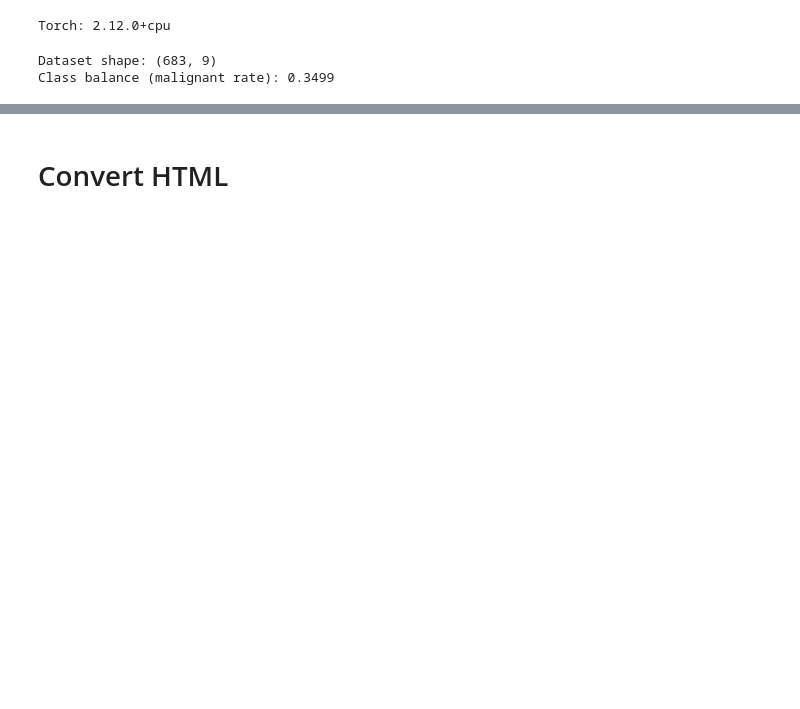
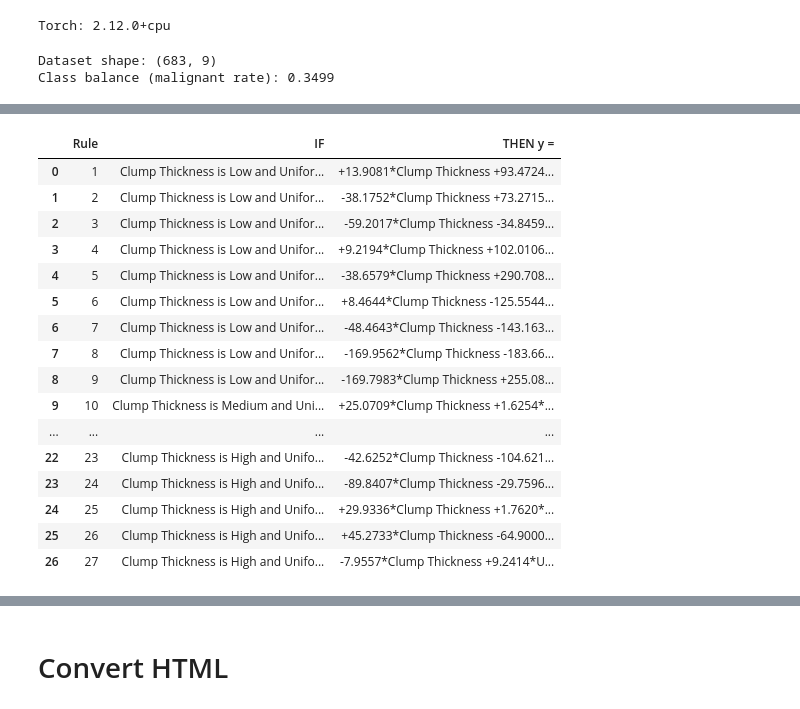
Before and after one commit to HuyLuong2002/anfis-breast-cancer, a Jupyter notebook: anfis_pca_scikit_anfis_training.ipynb, the cells around one changed output, grey strips where cells are left out. Saved outputs shown, nothing was run; the diff lists cells and outputs as text; code cells hidden in the pictures; blank space fills up the shorter version.

```diff
--- a/anfis_pca_scikit_anfis_training.ipynb
+++ b/anfis_pca_scikit_anfis_training.ipynb
@@ -226,0 +303,71 @@ Loss log saved: models\20260618_192735_paperstyle_pca_feature_select_training_lo
+# %%
+# 3b) Hien thi ham thanh vien Gaussian + 27 luat mo Sugeno
+
+MF_LABELS = ("Low", "Medium", "High")
+
+
+def _readable_antecedent(antecedent: str) -> str:
+    text = antecedent
+    for idx, label in enumerate(MF_LABELS):
+        text = text.replace(f"mf{idx}", label)
+    return text
+
+
+def build_membership_table(model, feature_labels):
+    rows = []
+    for var_name, fuzzify_var in model.input_variables():
+        feat_label = feature_labels.get(var_name, var_name)
+        for mf_idx, (mf_name, mf_def) in enumerate(fuzzify_var.mfdefs.items()):
+            mu = float(mf_def.mu.item())
+            sigma = float(mf_def.sigma.item())
+            rows.append(
+                {
+                    "Input": feat_label,
+                    "Linguistic term": MF_LABELS[mf_idx] if mf_idx < len(MF_LABELS) else mf_name,
+                    "mu (center)": round(mu, 4),
+                    "sigma": round(sigma, 4),
+                }
+            )
+    return pd.DataFrame(rows)
+
+
+def build_fuzzy_rules_table(model, feature_labels):
+    vardefs = model.layer["fuzzify"].varmfs
+    varnames = list(vardefs.keys())
+    rule_ants = model.layer["rules"].extra_repr(vardefs).split("\n")
+    coeffs = model.layer["consequent"].coeff.detach().cpu().numpy()
+
+    rows = []
+    for rule_idx, (antecedent, coeff_row) in enumerate(zip(rule_ants, coeffs), start=1):
+        coeff_vals = coeff_row[0].tolist()
+        linear_terms = [
+            f"{coeff_vals[i]:+.4f}*{feature_labels.get(varnames[i], varnames[i])}"
+            for i in range(len(varnames))
+        ]
+        linear_terms.append(f"{coeff_vals[-1]:+.4f}")
+        then_expr = " ".join(linear_terms)
+
+        rows.append(
+            {
+                "Rule": rule_idx,
+                "IF": _readable_antecedent(antecedent),
+                "THEN y =": then_expr.strip(),
+            }
+        )
+
+    return pd.DataFrame(rows)
+
+
+membership_df = build_membership_table(model, feature_name_map)
+fuzzy_rules_df = build_fuzzy_rules_table(model, feature_name_map)
+
+print("Membership functions (Gaussian, 3 terms / input)")
+display(membership_df)
+
+print(f"\nFuzzy rules ({len(fuzzy_rules_df)} rules = 3^3 grid partitioning)")
+display(fuzzy_rules_df)
+
+print("\nSample (5 luat dau):")
+for line in model.extra_repr().split("\n")[:10]:
+    print(line)
+# %% [output]
@@ -226,0 +386,17 @@ Loss log saved: models\20260618_192735_paperstyle_pca_feature_select_training_lo
+|  | Rule | IF | THEN y = |
+| 0 | 1 | Clump Thickness is Low and Unifor... | +13.9081*Clump Thickness +93.4724... |
+| 1 | 2 | Clump Thickness is Low and Unifor... | -38.1752*Clump Thickness +73.2715... |
+| 2 | 3 | Clump Thickness is Low and Unifor... | -59.2017*Clump Thickness -34.8459... |
+| 3 | 4 | Clump Thickness is Low and Unifor... | +9.2194*Clump Thickness +102.0106... |
+| 4 | 5 | Clump Thickness is Low and Unifor... | -38.6579*Clump Thickness +290.708... |
+| 5 | 6 | Clump Thickness is Low and Unifor... | +8.4644*Clump Thickness -125.5544... |
+| 6 | 7 | Clump Thickness is Low and Unifor... | -48.4643*Clump Thickness -143.163... |
+| 7 | 8 | Clump Thickness is Low and Unifor... | -169.9562*Clump Thickness -183.66... |
+| 8 | 9 | Clump Thickness is Low and Unifor... | -169.7983*Clump Thickness +255.08... |
+| 9 | 10 | Clump Thickness is Medium and Uni... | +25.0709*Clump Thickness +1.6254*... |
+| ... | ... | ... | ... |
+| 22 | 23 | Clump Thickness is High and Unifo... | -42.6252*Clump Thickness -104.621... |
+| 23 | 24 | Clump Thickness is High and Unifo... | -89.8407*Clump Thickness -29.7596... |
+| 24 | 25 | Clump Thickness is High and Unifo... | +29.9336*Clump Thickness +1.7620*... |
+| 25 | 26 | Clump Thickness is High and Unifo... | +45.2733*Clump Thickness -64.9000... |
+| 26 | 27 | Clump Thickness is High and Unifo... | -7.9557*Clump Thickness +9.2414*U... |
```
Also changed, not shown: parts of 8 cells of this notebook, 25 other files.
